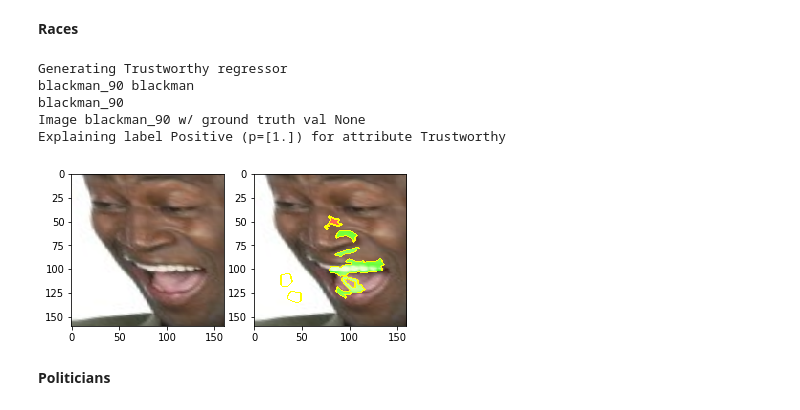
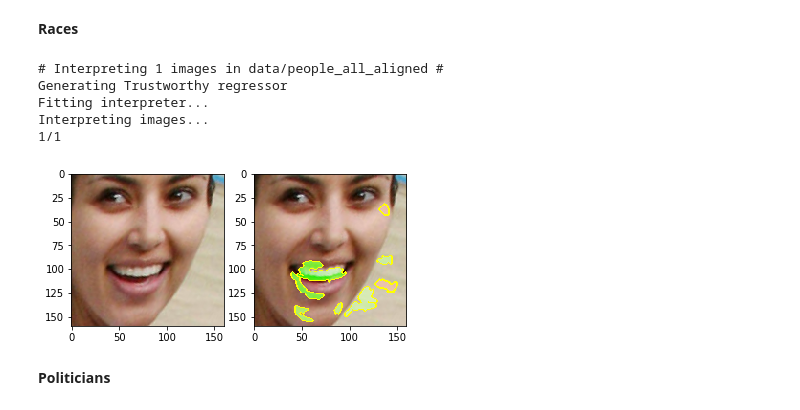
Before and after one commit to ryansteed/learning-appearance-bias, a Jupyter notebook: notebooks/feature-analysis.ipynb, the cells around one changed output. Drawn from its saved outputs; the diff is of its cells as text; code cells hidden in the pictures.

```diff
--- a/notebooks/feature-analysis.ipynb
+++ b/notebooks/feature-analysis.ipynb
@@ -422,20 +437,20 @@ Let's do feature analysis on our test sets to see if the model considers the sam
 # %%
 interpret(
     'Trustworthy',
     ['data/maxdistinct_aligned'],
-    '../data/people_all_aligned',
+    'data/people_all_aligned',
     n=1,
     file='png',
     ground_truth=False,
     num_samples=500
 )
 # %% [output]
+# Interpreting 1 images in data/people_all_aligned #
 Generating Trustworthy regressor
-blackman_90 blackman
-blackman_90
-Image blackman_90 w/ ground truth val None
-Explaining label Positive (p=[1.]) for attribute Trustworthy
+Fitting interpreter...
+Interpreting images...
+1/1
-[figure, old version]
+[figure, new version]
 # %% [markdown]
 **Politicians**
 # %%
```
Also changed, not shown: parts of 38 cells of this notebook, 11 other files.
